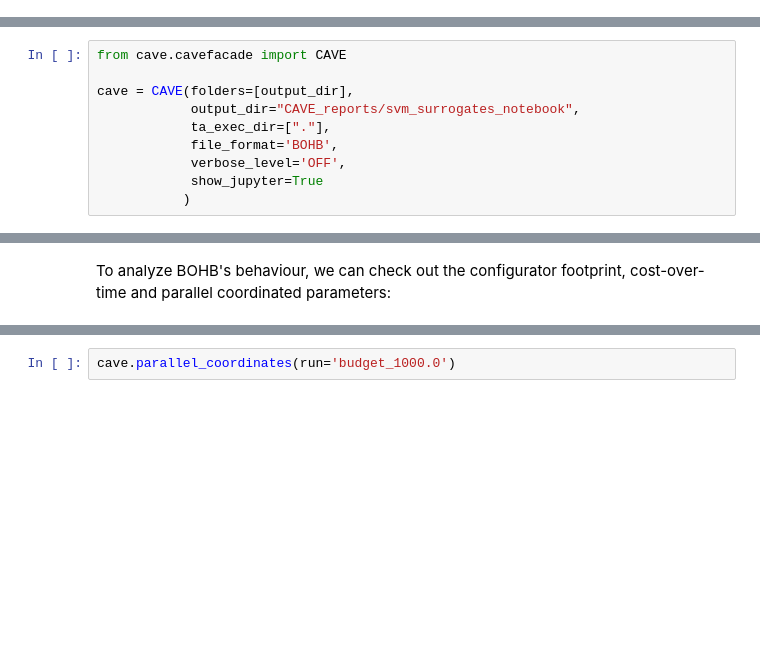
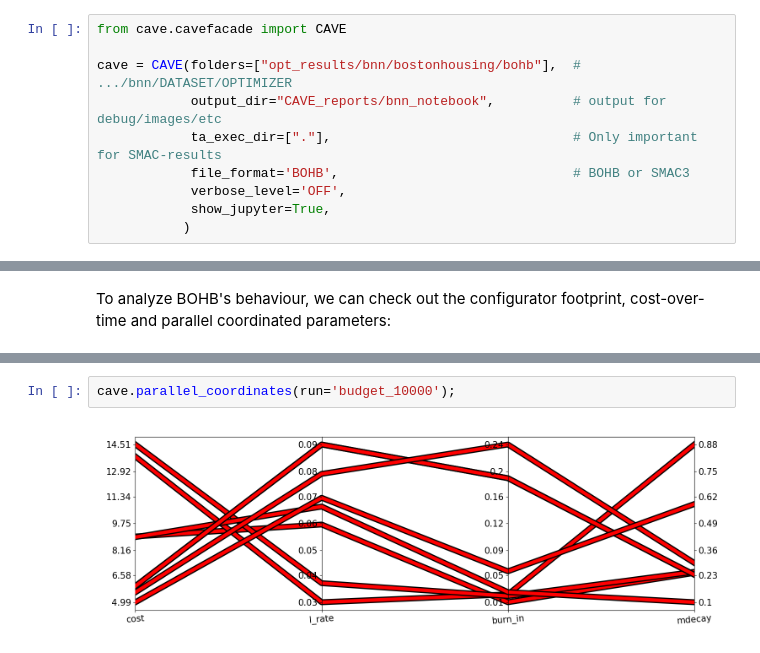
Before and after one commit to automl/BOAH, a Jupyter notebook: examples/icml_2018_experiments/svm_surrogate.ipynb, the cells around one changed output, grey strips where cells are left out. Cells and saved outputs as stored; diff of their text form; blank space fills up the shorter version.

```diff
--- a/examples/icml_2018_experiments/svm_surrogate.ipynb
+++ b/examples/icml_2018_experiments/svm_surrogate.ipynb
@@ -126,0 +131,10 @@ After CAVE finished the report, you can have a look at it with your favorite bro
+# %%
+from cave.cavefacade import CAVE
+
+cave = CAVE(folders=["opt_results/bnn/bostonhousing/bohb"],  # .../bnn/DATASET/OPTIMIZER
+            output_dir="CAVE_reports/bnn_notebook",          # output for debug/images/etc
+            ta_exec_dir=["."],                               # Only important for SMAC-results
+            file_format='BOHB',                              # BOHB or SMAC3
+            verbose_level='OFF',
+            show_jupyter=True,
+           )
@@ -133,11 +146 @@ Of course you can use CAVE on a module-level. Import and instantiate it (very si
-# %%
-from cave.cavefacade import CAVE
-
-cave = CAVE(folders=[output_dir],
-            output_dir="CAVE_reports/svm_surrogates_notebook",
-            ta_exec_dir=["."],
-            file_format='BOHB',
-            verbose_level='OFF',
-            show_jupyter=True
-           )
 # %% [markdown]
@@ -171,2 +230,4 @@ cave.cost_over_time()
 # %%
-cave.parallel_coordinates(run='budget_1000.0')
+cave.parallel_coordinates(run='budget_10000');
+# %% [output]
+[figure, added]
```
Also changed, not shown: parts of 39 cells of this notebook, 1 other file.
